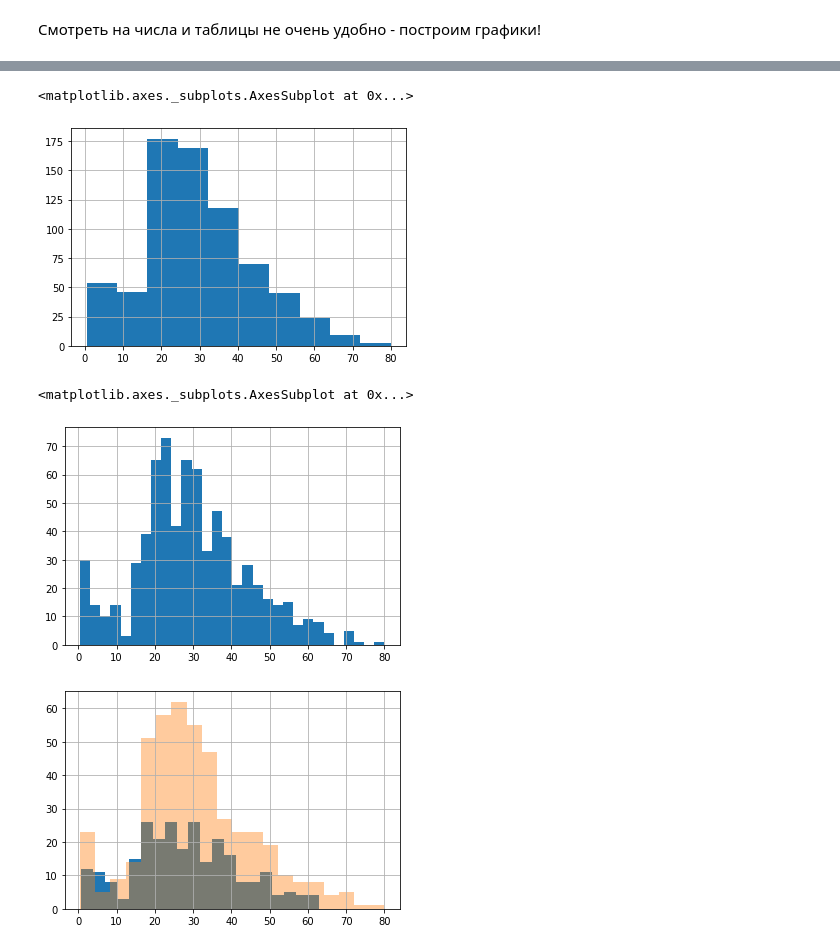
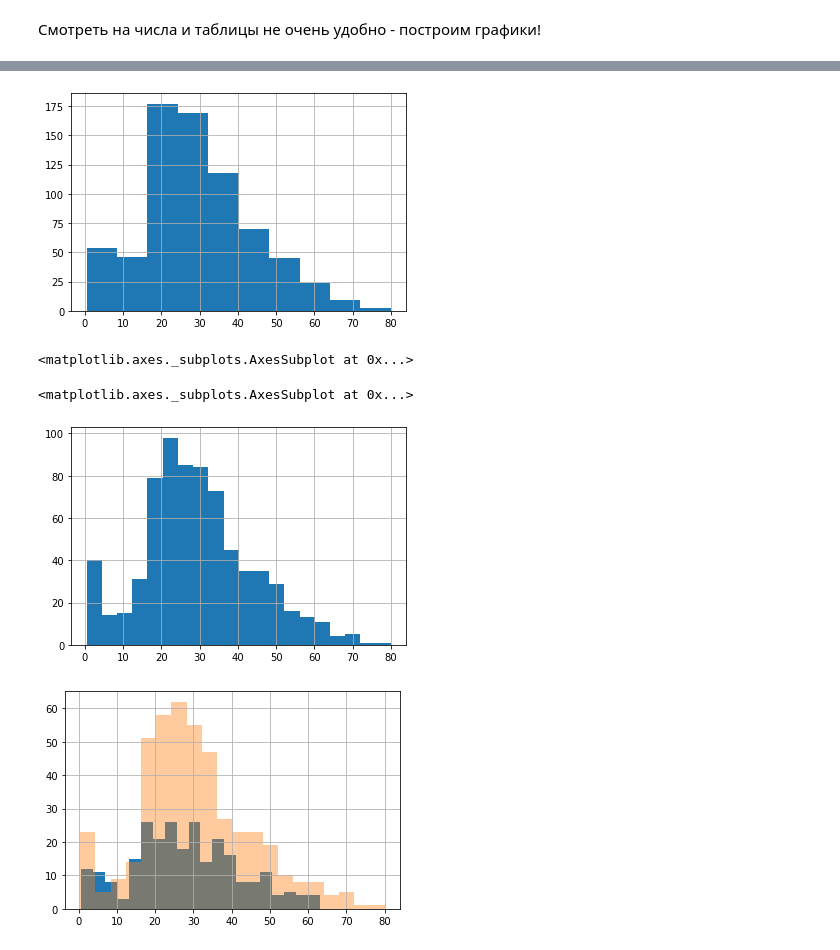
Before and after one commit to pileyan/DPO_python_2022, a Jupyter notebook: lect14_Pandas_SVD/Pandas_Intro_Titanic.ipynb, the cells around one changed output, grey strips where cells are left out. Saved outputs shown, nothing was run; the diff lists cells and outputs as text; code cells hidden in the pictures.

```diff
--- a/lect14_Pandas_SVD/Pandas_Intro_Titanic.ipynb
+++ b/lect14_Pandas_SVD/Pandas_Intro_Titanic.ipynb
@@ -801,13 +802,16 @@ data.Age.plot.box()
 # %%
-data.Age.hist() # гистограмма распределения возраста среди пассажиров
+x = data.Age.hist() # гистограмма распределения возраста среди пассажиров
 # %% [output]
-<matplotlib.axes._subplots.AxesSubplot at 0x...>
 [figure]
+# %%
+x
+# %% [output]
+<matplotlib.axes._subplots.AxesSubplot at 0x...>
 # %%
-data.Age.hist(bins = 30) # увеличили кол-во столбцов (бинов)
+data.Age.hist(bins = 20) # увеличили кол-во столбцов (бинов)
 # %% [output]
 <matplotlib.axes._subplots.AxesSubplot at 0x...>
-[figure, old version]
+[figure, new version]
 # %%
 x = data[data.Sex == 'female'].Age.hist(bins = 20)
 y = data[data.Sex == 'male'].Age.hist(bins = 20, alpha = 0.4)#гистограмма распределения возраста среди мужчин
```
Also changed, not shown: parts of 12 cells of this notebook, 3 other files.
